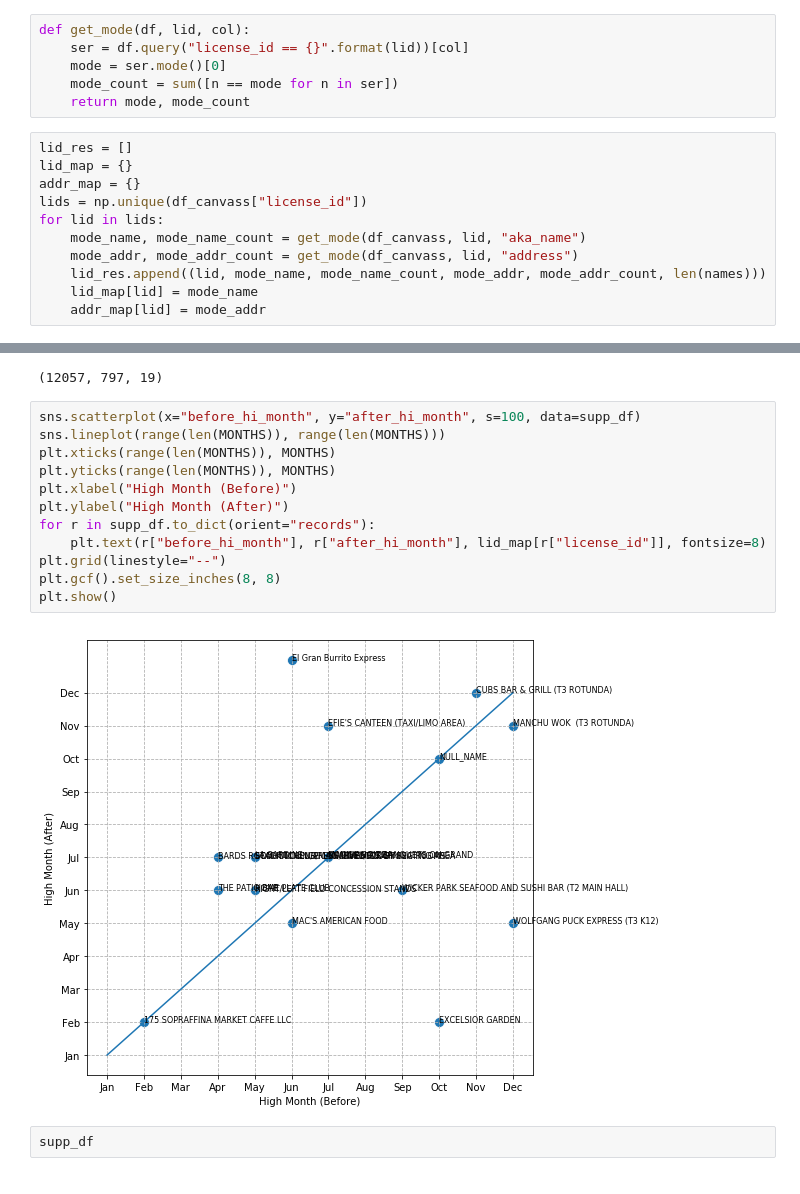
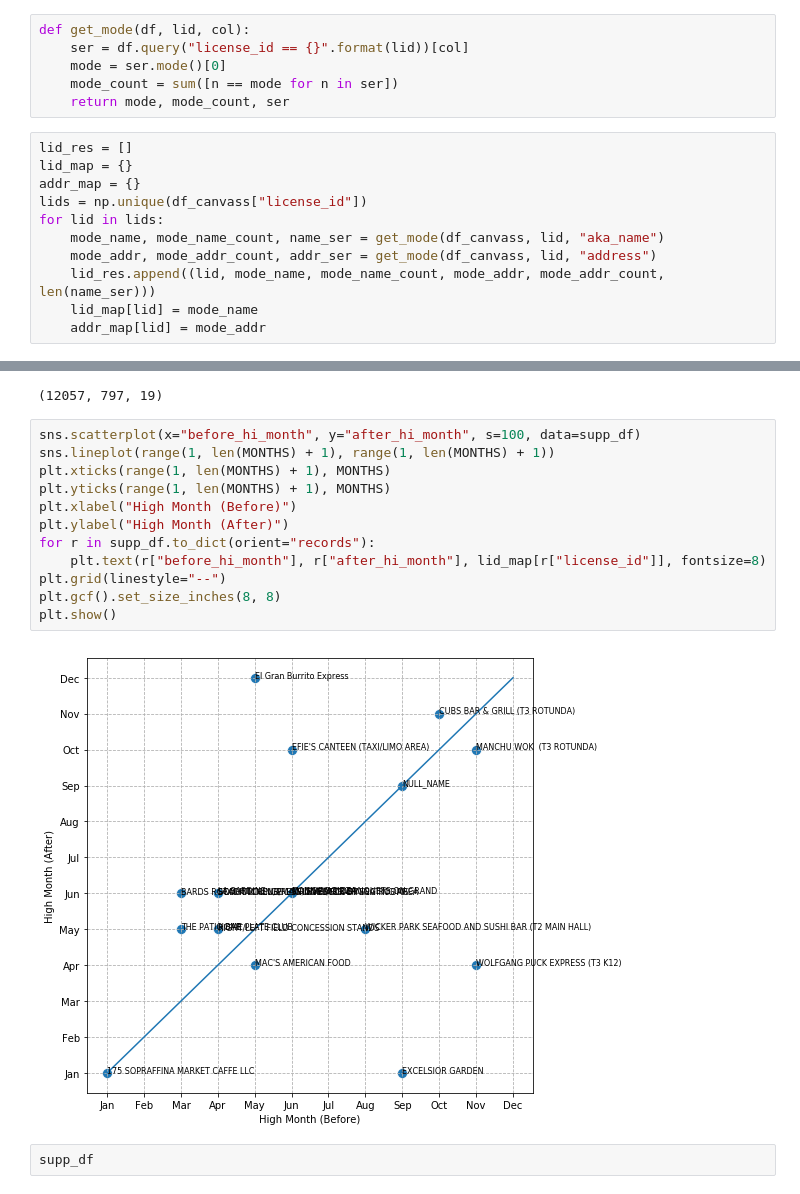
Before and after one commit to vingkan/foodinspectionforecasting, a Jupyter notebook: IIT/174_restaurant_time.ipynb, the cells around one changed output, grey strips where cells are left out. Drawn from its saved outputs; the diff is of its cells as text.

```diff
--- a/IIT/174_restaurant_time.ipynb
+++ b/IIT/174_restaurant_time.ipynb
@@ -22,16 +22,16 @@ def get_mode(df, lid, col):
     ser = df.query("license_id == {}".format(lid))[col]
     mode = ser.mode()[0]
     mode_count = sum([n == mode for n in ser])
-    return mode, mode_count
+    return mode, mode_count, ser
 # %%
 lid_res = []
 lid_map = {}
 addr_map = {}
 lids = np.unique(df_canvass["license_id"])
 for lid in lids:
-    mode_name, mode_name_count = get_mode(df_canvass, lid, "aka_name")
-    mode_addr, mode_addr_count = get_mode(df_canvass, lid, "address")
-    lid_res.append((lid, mode_name, mode_name_count, mode_addr, mode_addr_count, len(names)))
+    mode_name, mode_name_count, name_ser = get_mode(df_canvass, lid, "aka_name")
+    mode_addr, mode_addr_count, addr_ser = get_mode(df_canvass, lid, "address")
+    lid_res.append((lid, mode_name, mode_name_count, mode_addr, mode_addr_count, len(name_ser)))
     lid_map[lid] = mode_name
     addr_map[lid] = mode_addr
 # %%
@@ -109,18 +110,18 @@ len(full_df), len(comp_df), len(supp_df)
 (12057, 797, 19)
 # %%
 sns.scatterplot(x="before_hi_month", y="after_hi_month", s=100, data=supp_df)
-sns.lineplot(range(len(MONTHS)), range(len(MONTHS)))
-plt.xticks(range(len(MONTHS)), MONTHS)
-plt.yticks(range(len(MONTHS)), MONTHS)
+sns.lineplot(range(1, len(MONTHS) + 1), range(1, len(MONTHS) + 1))
+plt.xticks(range(1, len(MONTHS) + 1), MONTHS)
+plt.yticks(range(1, len(MONTHS) + 1), MONTHS)
 plt.xlabel("High Month (Before)")
 plt.ylabel("High Month (After)")
 for r in supp_df.to_dict(orient="records"):
     plt.text(r["before_hi_month"], r["after_hi_month"], lid_map[r["license_id"]], fontsize=8)
 plt.grid(linestyle="--")
 plt.gcf().set_size_inches(8, 8)
 plt.show()
 # %% [output]
-[figure, old version]
+[figure, new version]
 # %%
 supp_df
 # %% [output]
```
Also changed, not shown: parts of 10 cells of this notebook, 2 other files.
